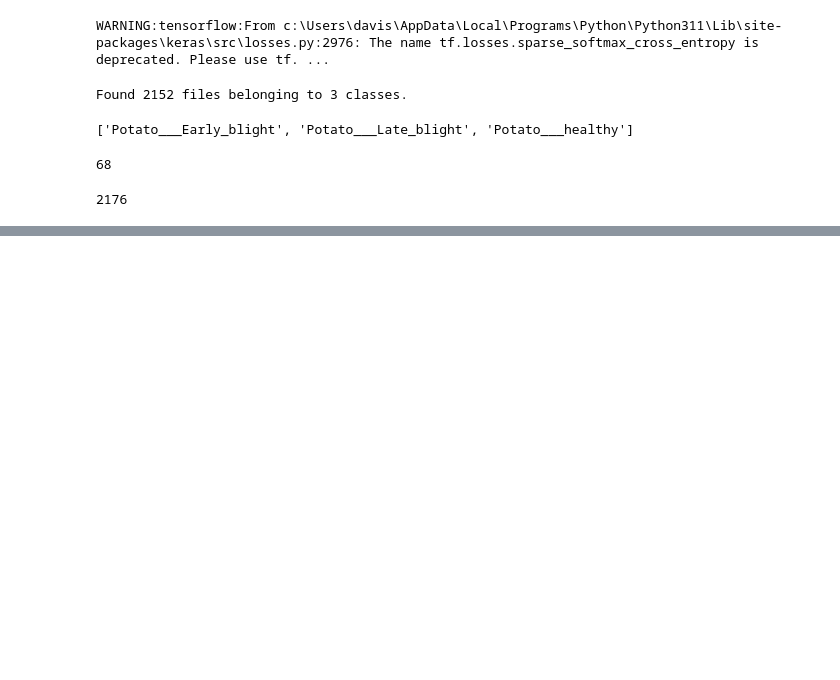
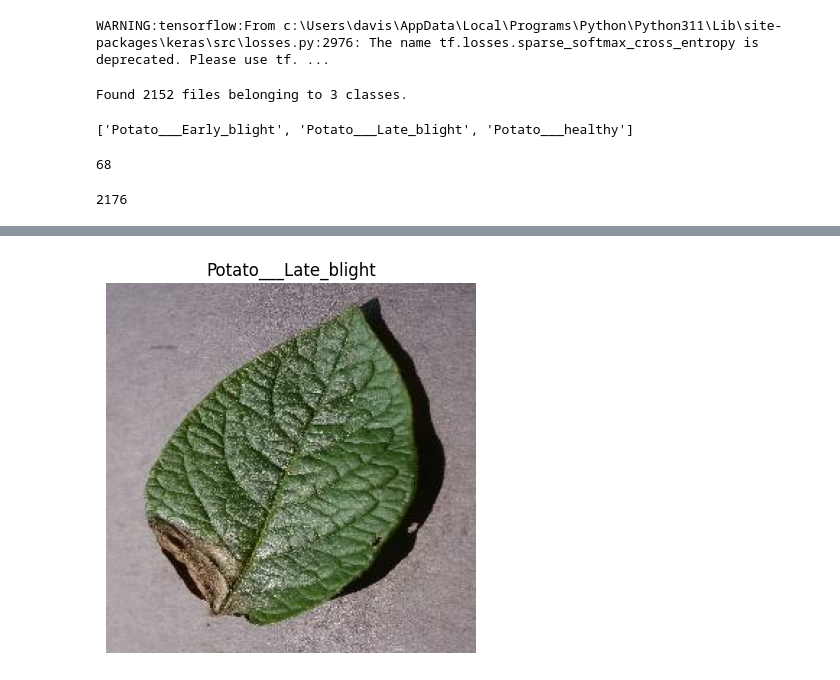
Before and after one commit to davidalias/DeepLearning, a Jupyter notebook: CNN/project/potato_disease/training.ipynb, the cells around one changed output, grey strips where cells are left out. Cells and saved outputs as stored; diff of their text form; code cells hidden in the pictures; blank space fills up the shorter version.

```diff
--- a/CNN/project/potato_disease/training.ipynb
+++ b/CNN/project/potato_disease/training.ipynb
@@ -29,3 +31,9 @@ len(dataset) #batches of 32 each
 68*32
 # %% [output]
 2176
+# %%
+for image_batch, label_batch in dataset.take(1):
+    print(image_batch.shape)
+    print(label_batch.numpy())#convert tensor to numpy
+    print(image_batch[0].numpy())
+    print(image_batch[0].shape)
@@ -31,0 +58,7 @@ len(dataset) #batches of 32 each
+# %%
+for image_batch, label_batch in dataset.take(1):
+    plt.imshow(image_batch[0].numpy().astype("uint8"))
+    plt.title(class_names[label_batch[0]])
+    plt.axis("off")
+# %% [output]
+[figure, added]
```
Also changed, not shown: parts of 20 cells of this notebook.
